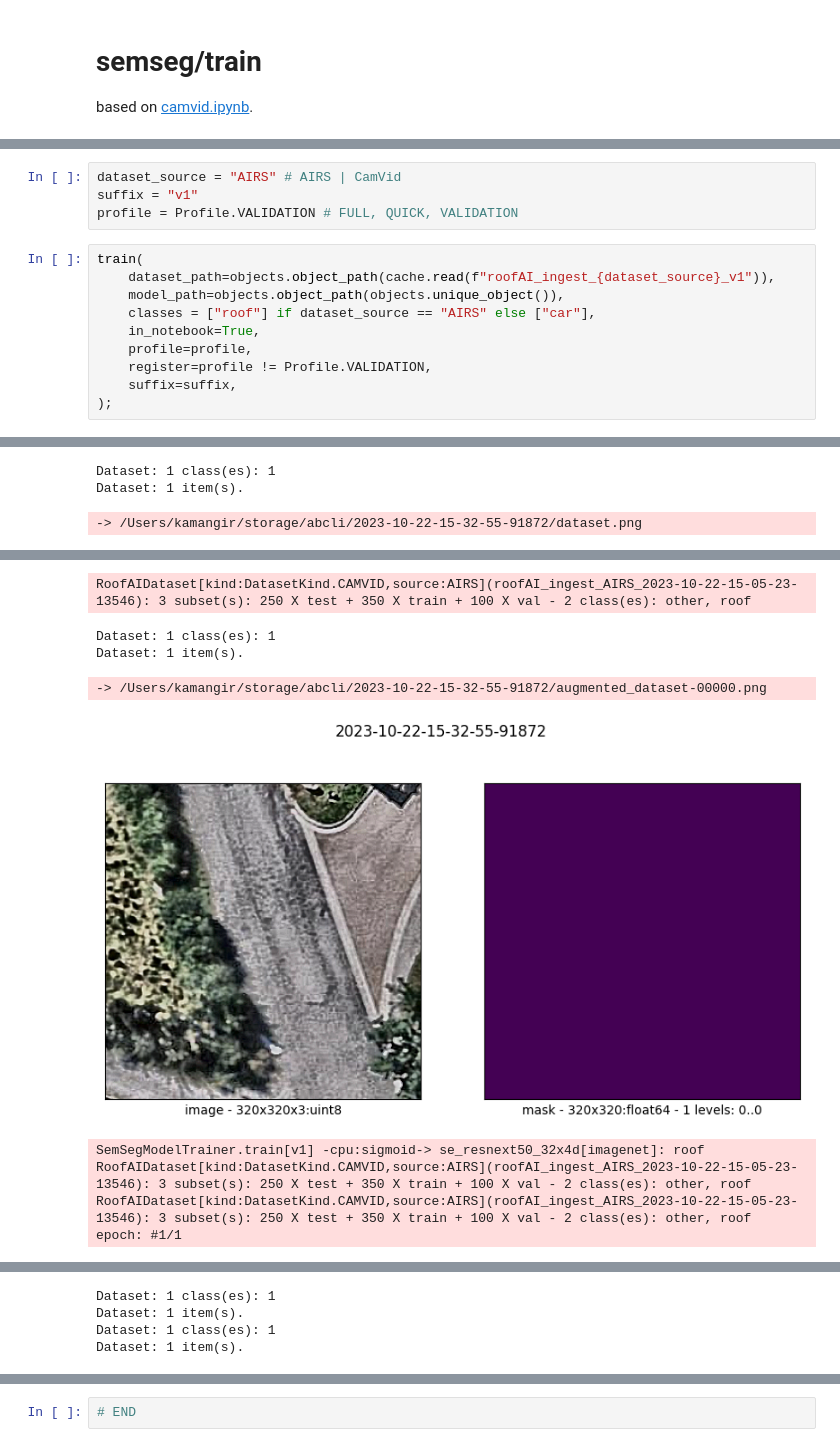
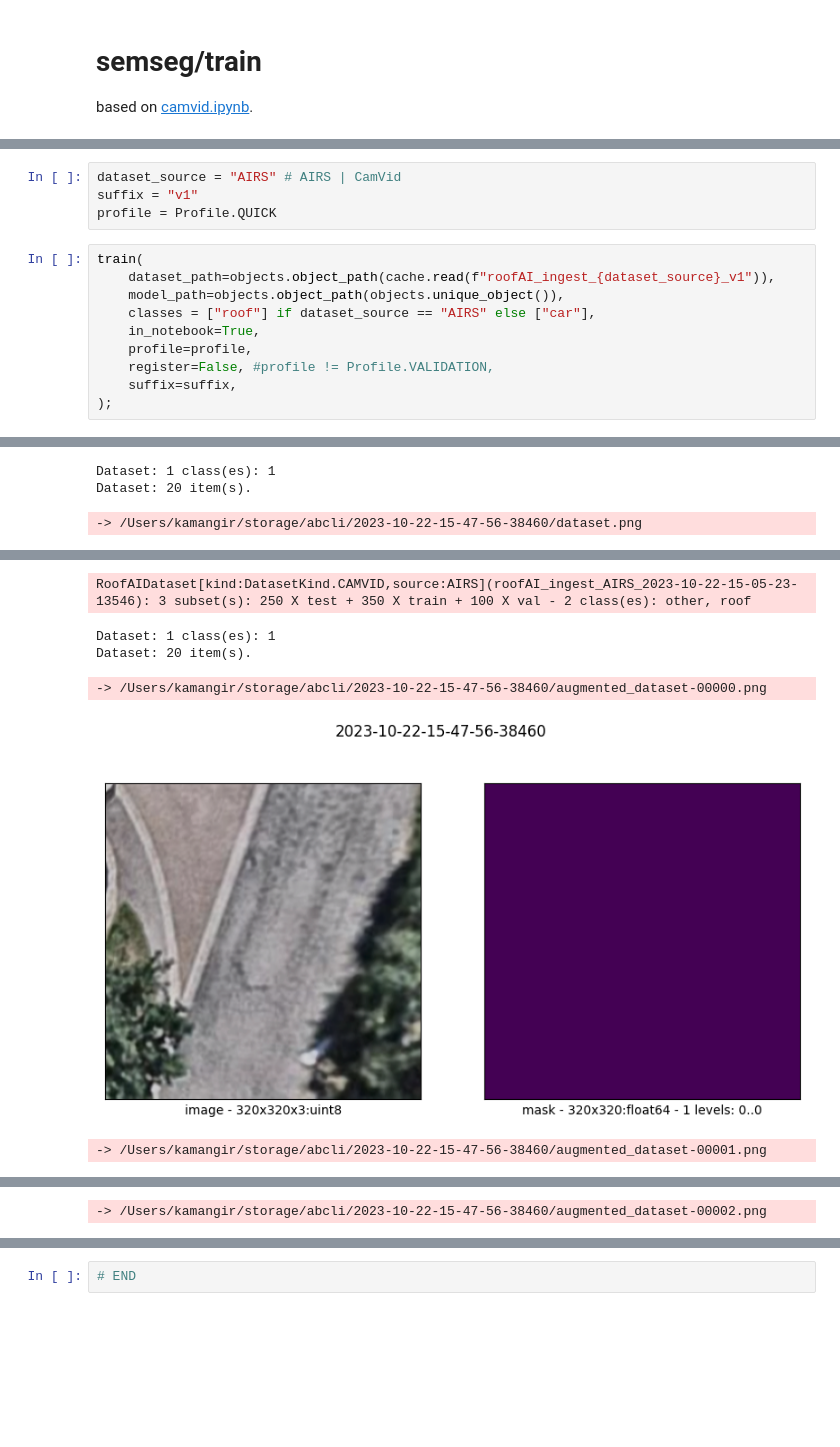
Before and after one commit to kamangir/roofAI, a Jupyter notebook: notebooks/semseg/train.ipynb, the cells around one changed output, grey strips where cells are left out. Saved outputs shown, nothing was run; the diff lists cells and outputs as text; blank space fills up the shorter version.

Commit message:
train refactor - kamangir/bolt#420

```diff
--- a/notebooks/semseg/train.ipynb
+++ b/notebooks/semseg/train.ipynb
@@ -26,7 +26,7 @@ roofAI-3.131.1.abcli-7.2384.1-2023-06-aws-batch-a, built on 22 October 2023, 15:
 # %%
 dataset_source = "AIRS" # AIRS | CamVid
 suffix = "v1"
-profile = Profile.VALIDATION # FULL, QUICK, VALIDATION
+profile = Profile.QUICK
 # %%
 train(
     dataset_path=objects.object_path(cache.read(f"roofAI_ingest_{dataset_source}_v1")),
@@ -34,7 +34,7 @@ train(
     classes = ["roof"] if dataset_source == "AIRS" else ["car"],
     in_notebook=True,
     profile=profile,
-    register=profile != Profile.VALIDATION,
+    register=False, #profile != Profile.VALIDATION,
     suffix=suffix,
 );
 # %% [output]
@@ -44,14 +44,11 @@ SemSegModelTrainer: CamVid -Profile.VALIDATION-> 2023-10-22-15-32-55-91872
 RoofAIDataset[kind:DatasetKind.CAMVID,source:AIRS](roofAI_ingest_AIRS_2023-10-22-15-05-23-13546): 3 subset(s): 250 X test + 350 X train + 100 X val - 2 class(es): other, roof
 Dataset: 1 class(es): 1
-Dataset: 1 item(s).
+Dataset: 20 item(s).
--> /Users/kamangir/storage/abcli/2023-10-22-15-32-55-91872/dataset.png
+-> /Users/kamangir/storage/abcli/2023-10-22-15-47-56-38460/dataset.png
 [figure]
 RoofAIDataset[kind:DatasetKind.CAMVID,source:AIRS](roofAI_ingest_AIRS_2023-10-22-15-05-23-13546): 3 subset(s): 250 X test + 350 X train + 100 X val - 2 class(es): other, roof
 Dataset: 1 class(es): 1
-Dataset: 1 item(s).
+Dataset: 20 item(s).
--> /Users/kamangir/storage/abcli/2023-10-22-15-32-55-91872/augmented_dataset-00000.png
+-> /Users/kamangir/storage/abcli/2023-10-22-15-47-56-38460/augmented_dataset-00000.png
-[figure, old version]
+[figure, new version]
-SemSegModelTrainer.train[v1] -cpu:sigmoid-> se_resnext50_32x4d[imagenet]: roof
-RoofAIDataset[kind:DatasetKind.CAMVID,source:AIRS](roofAI_ingest_AIRS_2023-10-22-15-05-23-13546): 3 subset(s): 250 X test + 350 X train + 100 X val - 2 class(es): other, roof
-RoofAIDataset[kind:DatasetKind.CAMVID,source:AIRS](roofAI_ingest_AIRS_2023-10-22-15-05-23-13546): 3 subset(s): 250 X test + 350 X train + 100 X val - 2 class(es): other, roof
-epoch: #1/1
+-> /Users/kamangir/storage/abcli/2023-10-22-15-47-56-38460/augmented_dataset-00001.png
@@ -58,4 +56 @@ epoch: #1/1
-Dataset: 1 class(es): 1
-Dataset: 1 item(s).
-Dataset: 1 class(es): 1
-Dataset: 1 item(s).
+-> /Users/kamangir/storage/abcli/2023-10-22-15-47-56-38460/augmented_dataset-00002.png
```
Also changed, not shown: parts of 2 cells of this notebook, 2 other files.
